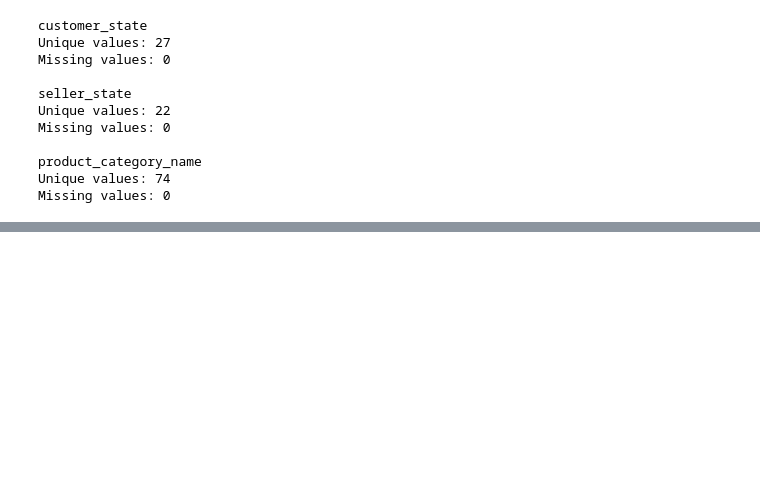
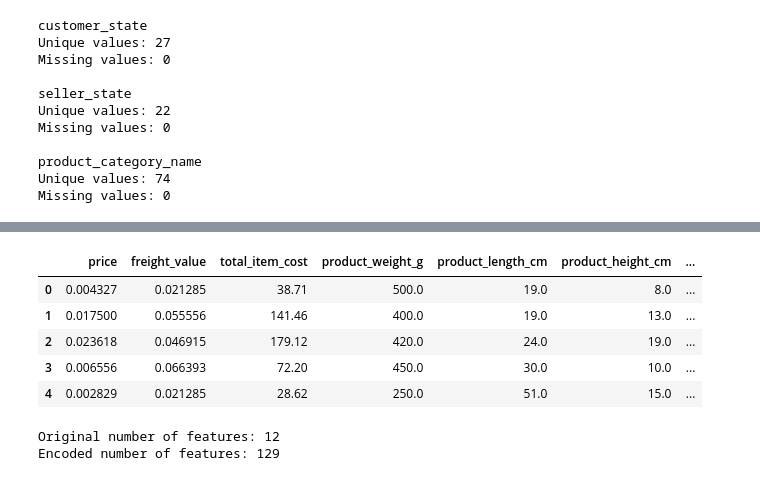
Before and after one commit to DRPatel75/Logistics_Data_Analysis, a Jupyter notebook: notebooks/04_predictive_modeling_optimization.ipynb, the cells around one changed output, grey strips where cells are left out. Drawn from its saved outputs; the diff is of its cells as text; code cells hidden in the pictures; blank space fills up the shorter version.

Commit message:
Add feature selection and encoding steps to predictive modeling notebook

```diff
--- a/notebooks/04_predictive_modeling_optimization.ipynb
+++ b/notebooks/04_predictive_modeling_optimization.ipynb
@@ -218,3 +218,27 @@ Missing values: 0
 product_category_name
 Unique values: 74
 Missing values: 0
+# %%
+numeric_features = [
+    "price",
+    "freight_value",
+    "total_item_cost",
+    "product_weight_g",
+    "product_length_cm",
+    "product_height_cm",
+    "product_width_cm",
+    "price_normalized",
+    "freight_normalized"
+]
+
+categorical_features = [
+    "customer_state",
+    "seller_state",
+    "product_category_name"
+]
+
+target = "delivery_time_days"
+
+print("Numeric features:", len(numeric_features))
+print("Categorical features:", len(categorical_features))
+print("Target:", target)
@@ -220,0 +249,6 @@ Missing values: 0
+# %%
+X = df_model[numeric_features + categorical_features].copy()
+y = df_model[target].copy()
+
+print("X shape:", X.shape)
+print("y shape:", y.shape)
@@ -220,0 +276,22 @@ Missing values: 0
+# %%
+X.head()
+# %% [output]
+|  | price | freight_value | total_item_cost | product_weight_g | product_length_cm | product_height_cm | ... |
+| 0 | 0.004327 | 0.021285 | 38.71 | 500.0 | 19.0 | 8.0 | ... |
+| 1 | 0.017500 | 0.055556 | 141.46 | 400.0 | 19.0 | 13.0 | ... |
+| 2 | 0.023618 | 0.046915 | 179.12 | 420.0 | 24.0 | 19.0 | ... |
+| 3 | 0.006556 | 0.066393 | 72.20 | 450.0 | 30.0 | 10.0 | ... |
+| 4 | 0.002829 | 0.021285 | 28.62 | 250.0 | 51.0 | 15.0 | ... |
+# %%
+X_encoded = pd.get_dummies(
+    X,
+    columns=categorical_features,
+    drop_first=True,
+    dtype=int
+)
+
+print("Original number of features:", X.shape[1])
+print("Encoded number of features:", X_encoded.shape[1])
+# %% [output]
+Original number of features: 12
+Encoded number of features: 129
```
Also changed, not shown: parts of 7 cells of this notebook.
